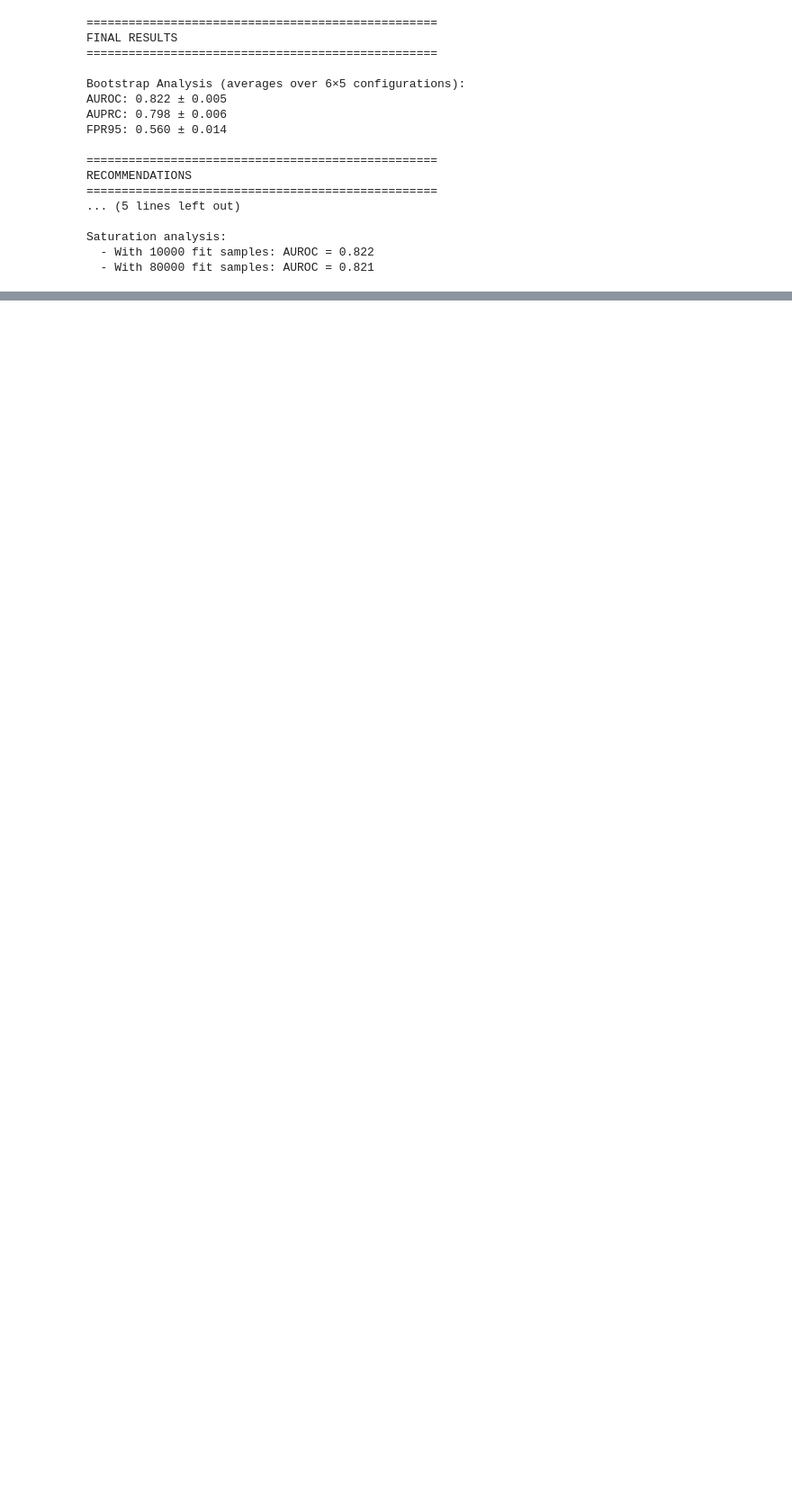
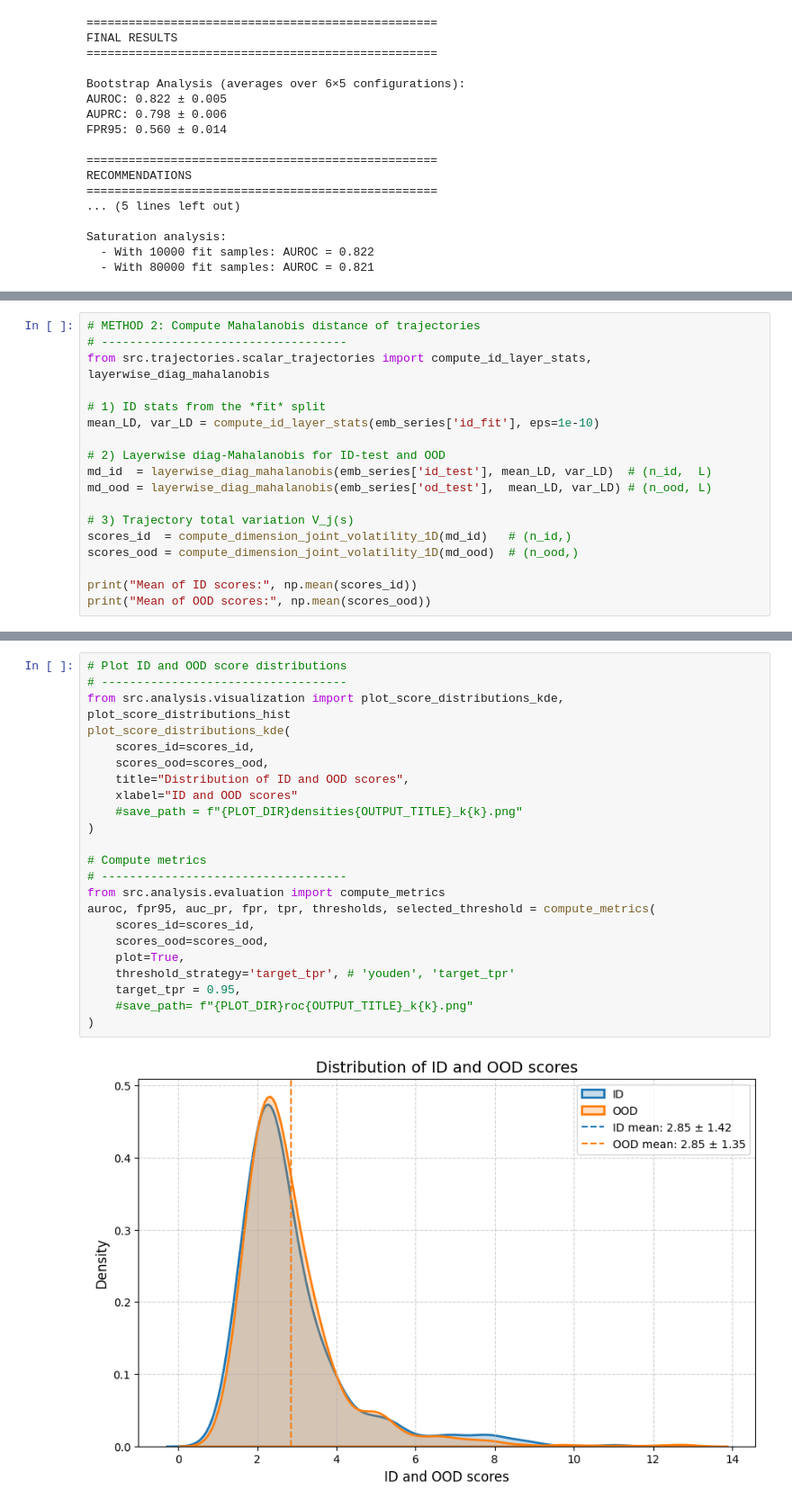
Before and after one commit to LilaR66/ood_for_hallucination_detection, a Jupyter notebook: notebooks/part2_analyze_results.ipynb, the cells around one changed output, grey strips where cells are left out. Shown at 90% size. Saved outputs shown, nothing was run; the diff lists cells and outputs as text; blank space fills up the shorter version.

```diff
--- a/notebooks/part2_analyze_results.ipynb
+++ b/notebooks/part2_analyze_results.ipynb
@@ -465,0 +620,18 @@ Saturation analysis:
+# %%
+# METHOD 2: Compute Mahalanobis distance of trajectories
+# -----------------------------------
+from src.trajectories.scalar_trajectories import compute_id_layer_stats, layerwise_diag_mahalanobis
+
+# 1) ID stats from the *fit* split
+mean_LD, var_LD = compute_id_layer_stats(emb_series['id_fit'], eps=1e-10)
+
+# 2) Layerwise diag-Mahalanobis for ID-test and OOD
+md_id  = layerwise_diag_mahalanobis(emb_series['id_test'], mean_LD, var_LD)  # (n_id,  L)
+md_ood = layerwise_diag_mahalanobis(emb_series['od_test'],  mean_LD, var_LD) # (n_ood, L)
+
+# 3) Trajectory total variation V_j(s)
+scores_id  = compute_dimension_joint_volatility_1D(md_id)   # (n_id,)
+scores_ood = compute_dimension_joint_volatility_1D(md_ood)  # (n_ood,)
+
+print("Mean of ID scores:", np.mean(scores_id))
+print("Mean of OOD scores:", np.mean(scores_ood))
@@ -465,0 +641,25 @@ Saturation analysis:
+# %%
+# Plot ID and OOD score distributions
+# -----------------------------------
+from src.analysis.visualization import plot_score_distributions_kde, plot_score_distributions_hist
+plot_score_distributions_kde(
+    scores_id=scores_id,
+    scores_ood=scores_ood,
+    title="Distribution of ID and OOD scores",
+    xlabel="ID and OOD scores"
+    #save_path = f"{PLOT_DIR}densities{OUTPUT_TITLE}_k{k}.png"
+)
+
+# Compute metrics
+# -----------------------------------
+from src.analysis.evaluation import compute_metrics
+auroc, fpr95, auc_pr, fpr, tpr, thresholds, selected_threshold = compute_metrics(
+    scores_id=scores_id,
+    scores_ood=scores_ood,
+    plot=True,
+    threshold_strategy='target_tpr', # 'youden', 'target_tpr'
+    target_tpr = 0.95,
+    #save_path= f"{PLOT_DIR}roc{OUTPUT_TITLE}_k{k}.png"
+)
+# %% [output]
+[figure, added]
```
Also changed, not shown: parts of 22 cells of this notebook, 4 other files.
